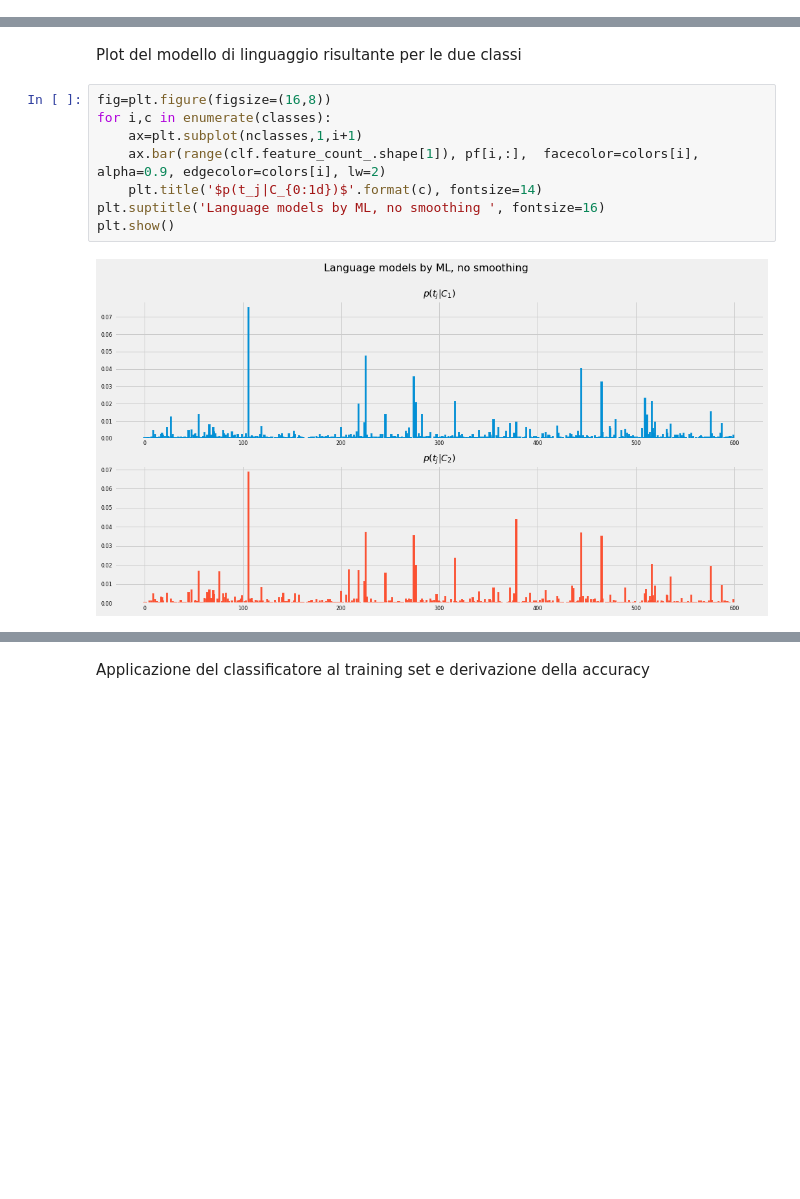
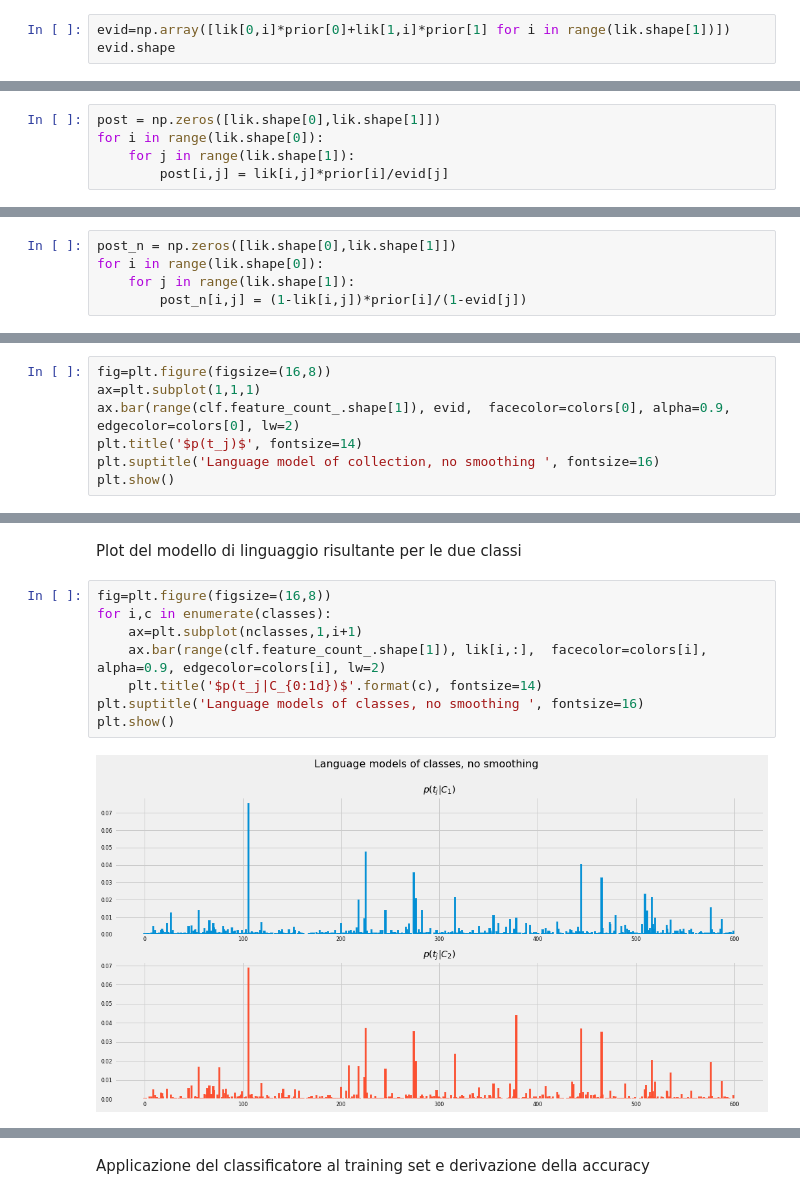
Before and after one commit to tvml/ml2324, a Jupyter notebook: codici/naivebayes.ipynb, the cells around one changed output, grey strips where cells are left out. Saved outputs shown, nothing was run; the diff lists cells and outputs as text; blank space fills up the shorter version.

```diff
--- a/codici/naivebayes.ipynb
+++ b/codici/naivebayes.ipynb
@@ -80,0 +107,3 @@ pclass=np.exp(clf.class_log_prior_)
+# %%
+evid=np.array([lik[0,i]*prior[0]+lik[1,i]*prior[1] for i in range(lik.shape[1])])
+evid.shape
@@ -80,0 +137,5 @@ pclass=np.exp(clf.class_log_prior_)
+# %%
+post = np.zeros([lik.shape[0],lik.shape[1]])
+for i in range(lik.shape[0]):
+    for j in range(lik.shape[1]):
+        post[i,j] = lik[i,j]*prior[i]/evid[j]
@@ -80,0 +169,5 @@ pclass=np.exp(clf.class_log_prior_)
+# %%
+post_n = np.zeros([lik.shape[0],lik.shape[1]])
+for i in range(lik.shape[0]):
+    for j in range(lik.shape[1]):
+        post_n[i,j] = (1-lik[i,j])*prior[i]/(1-evid[j])
@@ -88,0 +198,7 @@ pfeature=np.array([pf[0,i]*pclass[0]+pf[1,i]*pclass[1] for i in range(pf.shape[1
+# %%
+fig=plt.figure(figsize=(16,8))
+ax=plt.subplot(1,1,1)
+ax.bar(range(clf.feature_count_.shape[1]), evid,  facecolor=colors[0], alpha=0.9, edgecolor=colors[0], lw=2)
+plt.title('$p(t_j)$', fontsize=14)
+plt.suptitle('Language model of collection, no smoothing ', fontsize=16)
+plt.show()
@@ -91,10 +209,10 @@ Plot del modello di linguaggio risultante per le due classi
 # %%
 fig=plt.figure(figsize=(16,8))
 for i,c in enumerate(classes):
     ax=plt.subplot(nclasses,1,i+1)
-    ax.bar(range(clf.feature_count_.shape[1]), pf[i,:],  facecolor=colors[i], alpha=0.9, edgecolor=colors[i], lw=2)
+    ax.bar(range(clf.feature_count_.shape[1]), lik[i,:],  facecolor=colors[i], alpha=0.9, edgecolor=colors[i], lw=2)
     plt.title('$p(t_j|C_{0:1d})$'.format(c), fontsize=14)
-plt.suptitle('Language models by ML, no smoothing ', fontsize=16)
+plt.suptitle('Language models of classes, no smoothing ', fontsize=16)
 plt.show()
 # %% [output]
-[figure, old version]
+[figure, new version]
```
Also changed, not shown: parts of 38 cells of this notebook.
